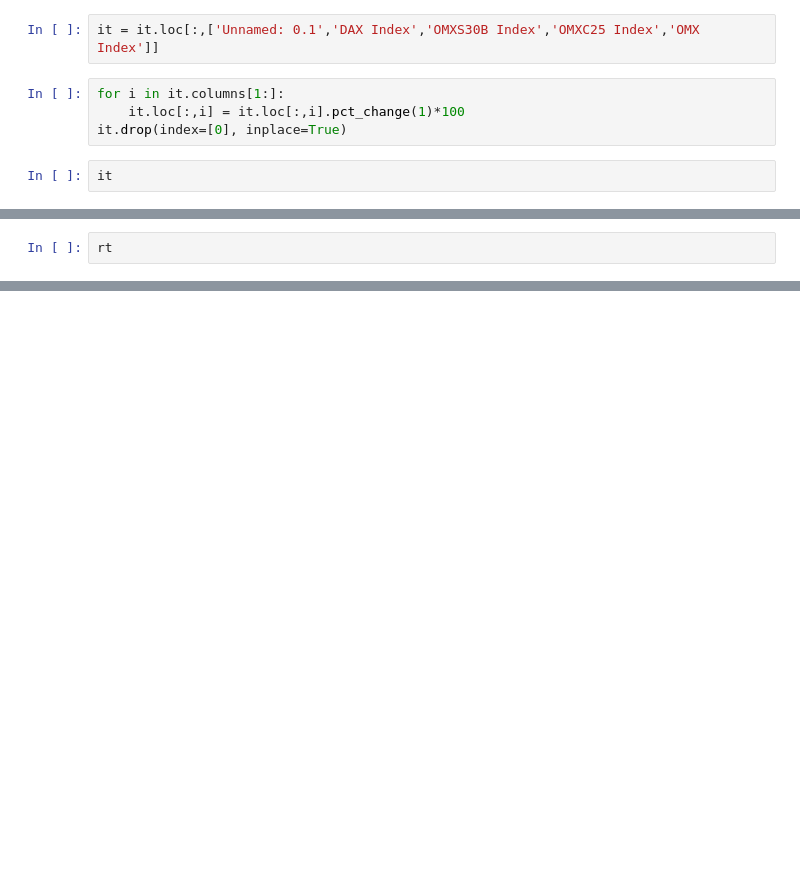
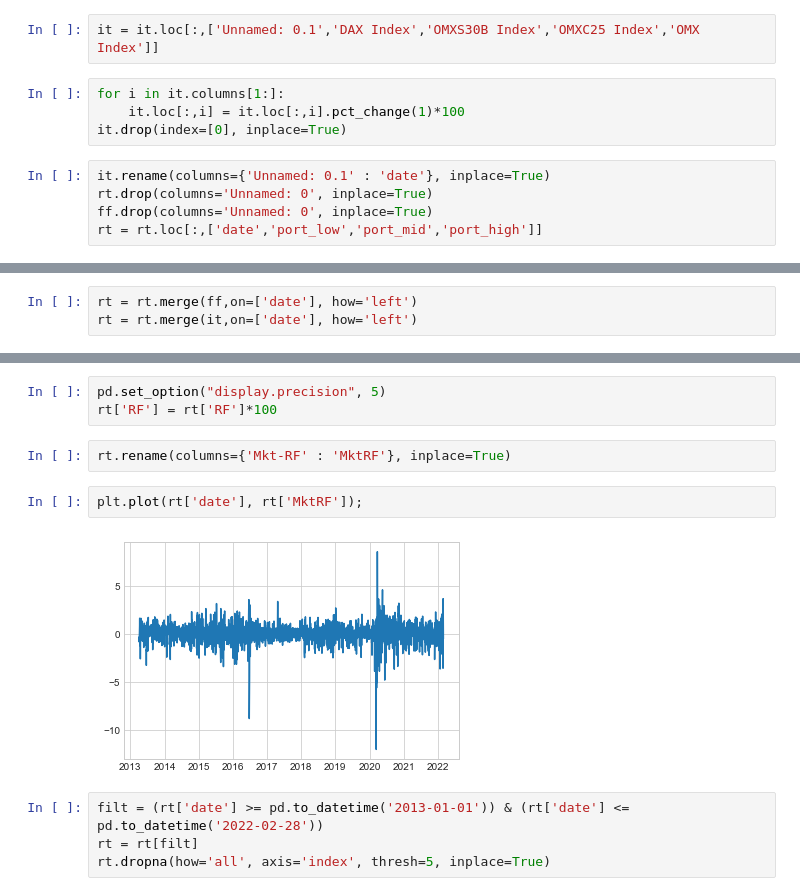
Before and after one commit to KamilPan/PS, a Jupyter notebook: ACF /ACF2.ipynb, the cells around one changed output, grey strips where cells are left out. Cells and saved outputs as stored; diff of their text form; blank space fills up the shorter version.

```diff
--- a/ACF /ACF2.ipynb
+++ b/ACF /ACF2.ipynb
@@ -30,4 +37,7 @@ for i in it.columns[1:]:
     it.loc[:,i] = it.loc[:,i].pct_change(1)*100
 it.drop(index=[0], inplace=True)
 # %%
-it
+it.rename(columns={'Unnamed: 0.1' : 'date'}, inplace=True)
+rt.drop(columns='Unnamed: 0', inplace=True)
+ff.drop(columns='Unnamed: 0', inplace=True)
+rt = rt.loc[:,['date','port_low','port_mid','port_high']]
@@ -48,2 +44,3 @@ it
 # %%
-rt
+rt = rt.merge(ff,on=['date'], how='left')
+rt = rt.merge(it,on=['date'], how='left')
@@ -63,0 +47,13 @@ rt
+# %%
+pd.set_option("display.precision", 5)
+rt['RF'] = rt['RF']*100
+# %%
+rt.rename(columns={'Mkt-RF' : 'MktRF'}, inplace=True)
+# %%
+plt.plot(rt['date'], rt['MktRF']);
+# %% [output]
+[figure, added]
+# %%
+filt = (rt['date'] >= pd.to_datetime('2013-01-01')) & (rt['date'] <= pd.to_datetime('2022-02-28'))
+rt = rt[filt]
+rt.dropna(how='all', axis='index', thresh=5, inplace=True)
```
Also changed, not shown: parts of 11 cells of this notebook, 8 other files.
